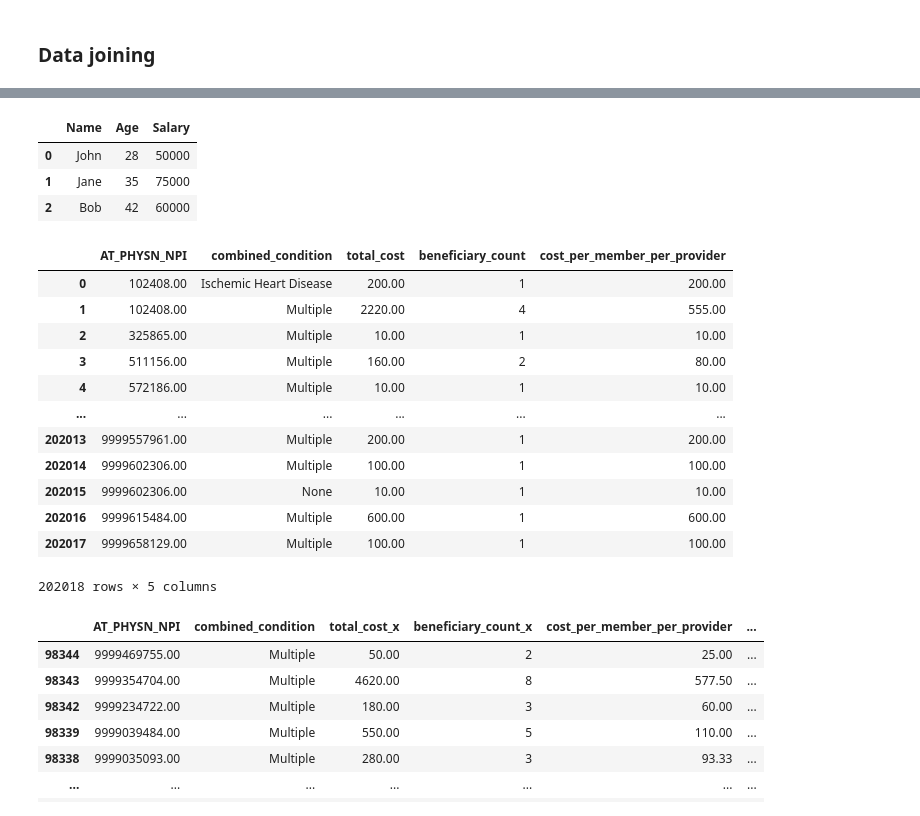
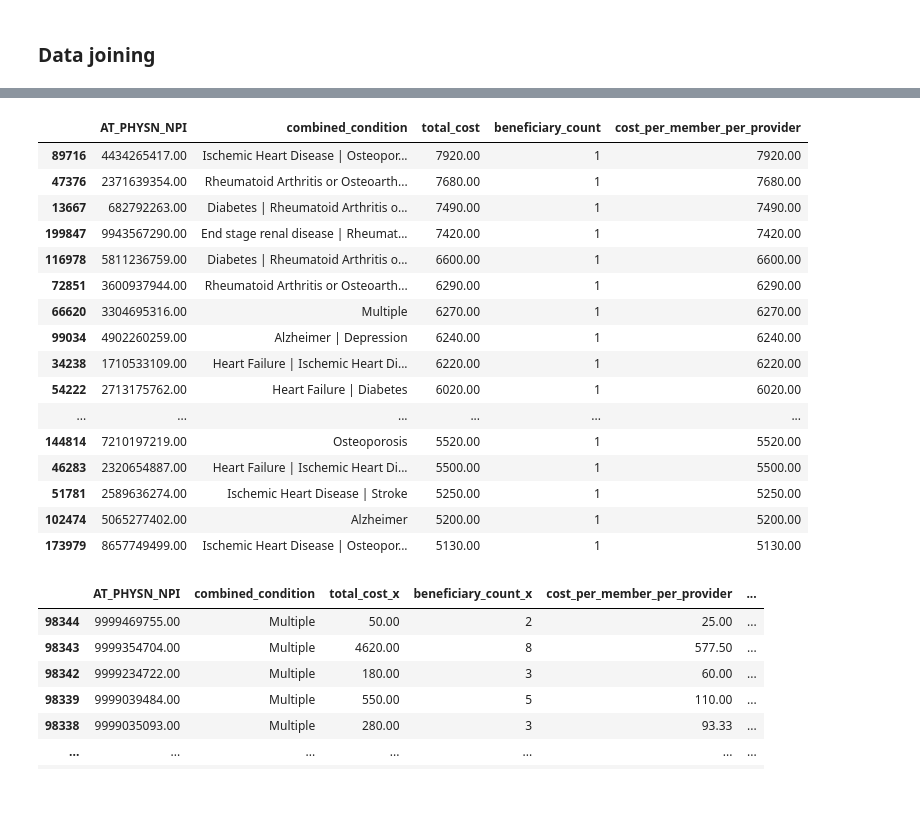
Before and after one commit to pattern-recogniser/python-helper, a Jupyter notebook: Outpatient claims analysis.ipynb, the cells around one changed output, grey strips where cells are left out. Saved outputs shown, nothing was run; the diff lists cells and outputs as text; code cells hidden in the pictures.

```diff
--- a/Outpatient claims analysis.ipynb
+++ b/Outpatient claims analysis.ipynb
@@ -281,13 +281,6 @@ beneficiary_df = get_beneficiary_age(beneficiary_df,
 # %%
 def apply_currency_formatting(amount):
     return '${:,.0f}'.format(amount)
-
-
-claims_df['CLM_PMT_AMT'] = claims_df['CLM_PMT_AMT'].apply(
-    lambda x: apply_currency_formatting(x))
-beneficiary_df['MEDREIMB_OP'] = beneficiary_df['MEDREIMB_OP'].apply(
-    lambda x: apply_currency_formatting(x)
-)
 # %%
 conditions_to_combine = {'SP_ALZHDMTA': 'Alzheimer',
                       'SP_CHF': 'Heart Failure',
@@ -604,27 +537,0 @@ Chronic Illness Combinations with Total Cost in Decreasing Order:
-# %%
-import pandas as pd
-
-# Create a sample DataFrame
-data = {'Name': ['John', 'Jane', 'Bob'],
-        'Age': [28, 35, 42],
-        'Salary': [50000, 75000, 60000]}
-
-df = pd.DataFrame(data)
-
-# Define a formatting function
-def highlight_salary(value):
-    if value > 60000:
-        return 'color: green'
-    else:
-        return 'color: red'
-
-# Apply the formatting function to the 'Salary' column
-styled_df = df.style.applymap(highlight_salary, subset=['Salary'])
-
-# Display the styled DataFrame
-styled_df
-# %% [output]
-|  | Name | Age | Salary |
-| 0 | John | 28 | 50000 |
-| 1 | Jane | 35 | 75000 |
-| 2 | Bob | 42 | 60000 |
@@ -631,30 +552,38 @@ styled_df
 # %%
-provider_condition_grouped_df = (beneficiary_claims_df.
-                                 groupby(['AT_PHYSN_NPI', 'combined_condition']).
-                                 agg(total_cost=('CLM_PMT_AMT', 'sum'),
+provider_condition_grouped_df = (beneficiary_claims_df
+                                 .groupby(['AT_PHYSN_NPI', 'combined_condition'])
+                                 .agg(total_cost=('CLM_PMT_AMT', 'sum'),
                                      beneficiary_count=('DESYNPUF_ID', 'nunique'),
                                     )
                                 ).reset_index()
 
 provider_condition_grouped_df['cost_per_member_per_provider'] = (
     provider_condition_grouped_df['total_cost'] /
     provider_condition_grouped_df['beneficiary_count'])
 
-provider_condition_grouped_df
+provider_condition_grouped_df.sort_values(by='cost_per_member_per_provider',
+                                 ascending=False,
+                                 inplace=True)
+
+provider_condition_grouped_df.head(20)
 # %% [output]
 |  | AT_PHYSN_NPI | combined_condition | total_cost | beneficiary_count | cost_per_member_per_provider |
-| 0 | 102408.00 | Ischemic Heart Disease | 200.00 | 1 | 200.00 |
-| 1 | 102408.00 | Multiple | 2220.00 | 4 | 555.00 |
-| 2 | 325865.00 | Multiple | 10.00 | 1 | 10.00 |
-| 3 | 511156.00 | Multiple | 160.00 | 2 | 80.00 |
-| 4 | 572186.00 | Multiple | 10.00 | 1 | 10.00 |
+| 89716 | 4434265417.00 | Ischemic Heart Disease | Osteopor... | 7920.00 | 1 | 7920.00 |
+| 47376 | 2371639354.00 | Rheumatoid Arthritis or Osteoarth... | 7680.00 | 1 | 7680.00 |
+| 13667 | 682792263.00 | Diabetes | Rheumatoid Arthritis o... | 7490.00 | 1 | 7490.00 |
+| 199847 | 9943567290.00 | End stage renal disease | Rheumat... | 7420.00 | 1 | 7420.00 |
+| 116978 | 5811236759.00 | Diabetes | Rheumatoid Arthritis o... | 6600.00 | 1 | 6600.00 |
+| 72851 | 3600937944.00 | Rheumatoid Arthritis or Osteoarth... | 6290.00 | 1 | 6290.00 |
+| 66620 | 3304695316.00 | Multiple | 6270.00 | 1 | 6270.00 |
+| 99034 | 4902260259.00 | Alzheimer | Depression | 6240.00 | 1 | 6240.00 |
+| 34238 | 1710533109.00 | Heart Failure | Ischemic Heart Di... | 6220.00 | 1 | 6220.00 |
+| 54222 | 2713175762.00 | Heart Failure | Diabetes | 6020.00 | 1 | 6020.00 |
 | ... | ... | ... | ... | ... | ... |
-| 202013 | 9999557961.00 | Multiple | 200.00 | 1 | 200.00 |
-| 202014 | 9999602306.00 | Multiple | 100.00 | 1 | 100.00 |
-| 202015 | 9999602306.00 | None | 10.00 | 1 | 10.00 |
-| 202016 | 9999615484.00 | Multiple | 600.00 | 1 | 600.00 |
-| 202017 | 9999658129.00 | Multiple | 100.00 | 1 | 100.00 |
+| 144814 | 7210197219.00 | Osteoporosis | 5520.00 | 1 | 5520.00 |
+| 46283 | 2320654887.00 | Heart Failure | Ischemic Heart Di... | 5500.00 | 1 | 5500.00 |
+| 51781 | 2589636274.00 | Ischemic Heart Disease | Stroke | 5250.00 | 1 | 5250.00 |
+| 102474 | 5065277402.00 | Alzheimer | 5200.00 | 1 | 5200.00 |
+| 173979 | 8657749499.00 | Ischemic Heart Disease | Osteopor... | 5130.00 | 1 | 5130.00 |
-202018 rows × 5 columns
 # %%
 grouped_stats_df = pd.merge(provider_condition_grouped_df, condition_grouped_df, on=['combined_condition'])
 # grouped_stats_df = grouped_stats_df.drop(['total_cost', 'beneficiary_count', 'claim_count'], axis=1)
```
Also changed, not shown: parts of 20 cells of this notebook.
